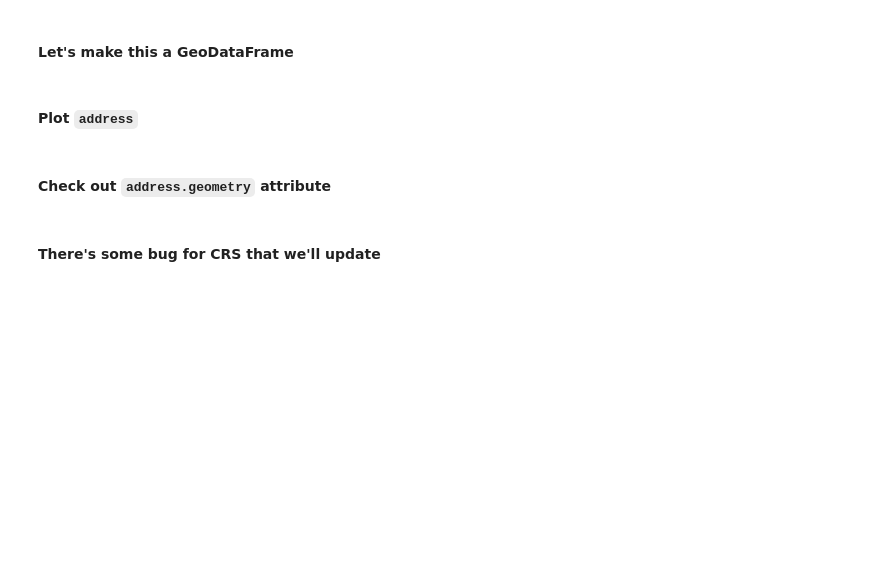
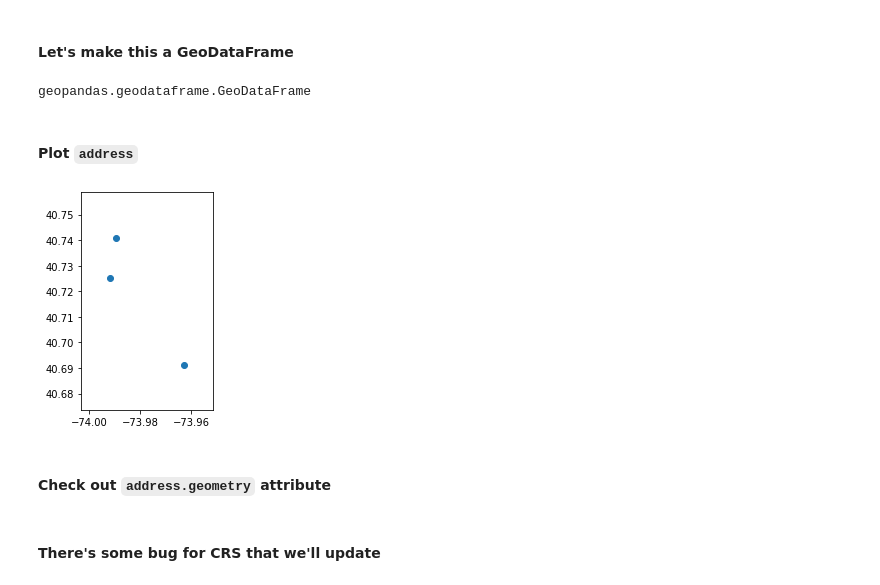
Before and after one commit to katkim0307/pratt-savi-810-2020-03-lesson_07, a Jupyter notebook: lesson_07.ipynb, the cells around one changed output. Drawn from its saved outputs; the diff is of its cells as text; code cells hidden in the pictures; blank space fills up the shorter version.

```diff
--- a/lesson_07.ipynb
+++ b/lesson_07.ipynb
@@ -397,3 +593,8 @@ Let's access `purple`'s **Attribute** called `.red`
 Basically you can use a lambda when you don't want to define a function but you need to perform a function operation.
 # %% [markdown]
 #### Let's use `lambda x: ` to create individual `longitude` and `latitude` columns
+# %%
+df['longitude'] = df['geocode'].apply(lambda x: x.longitude)
+df['latitude'] = df['geocode'].apply(lambda x: x.latitude)
+
+df
@@ -401,0 +614,3 @@ Basically you can use a lambda when you don't want to define a function but you
+# %%
+for idx, row in df.iterrows():
+    print(idx, row['latitude'], row['longitude'])
@@ -402,2 +621,6 @@ Basically you can use a lambda when you don't want to define a function but you
 # %% [markdown]
 #### We can also cast our `geometry` column using the `Point()` class from Shapely/GeoPandas
+# %%
+df['geometry'] = df.apply(lambda row: Point(row['longitude'], row['latitude']), axis = 1)
+
+df
@@ -404,7 +632,17 @@ Basically you can use a lambda when you don't want to define a function but you
 # %% [markdown]
 #### Let's make this a GeoDataFrame
+# %%
+address = GeoDataFrame(df, geometry = 'geometry')
+
+type(address)
+# %% [output]
+geopandas.geodataframe.GeoDataFrame
 # %% [markdown]
 #### Plot `address`
+# %%
+address.plot();
+# %% [output]
+[figure, added]
 # %% [markdown]
 #### Check out `address.geometry` attribute
 # %% [markdown]
```
Also changed, not shown: parts of 82 cells of this notebook.
